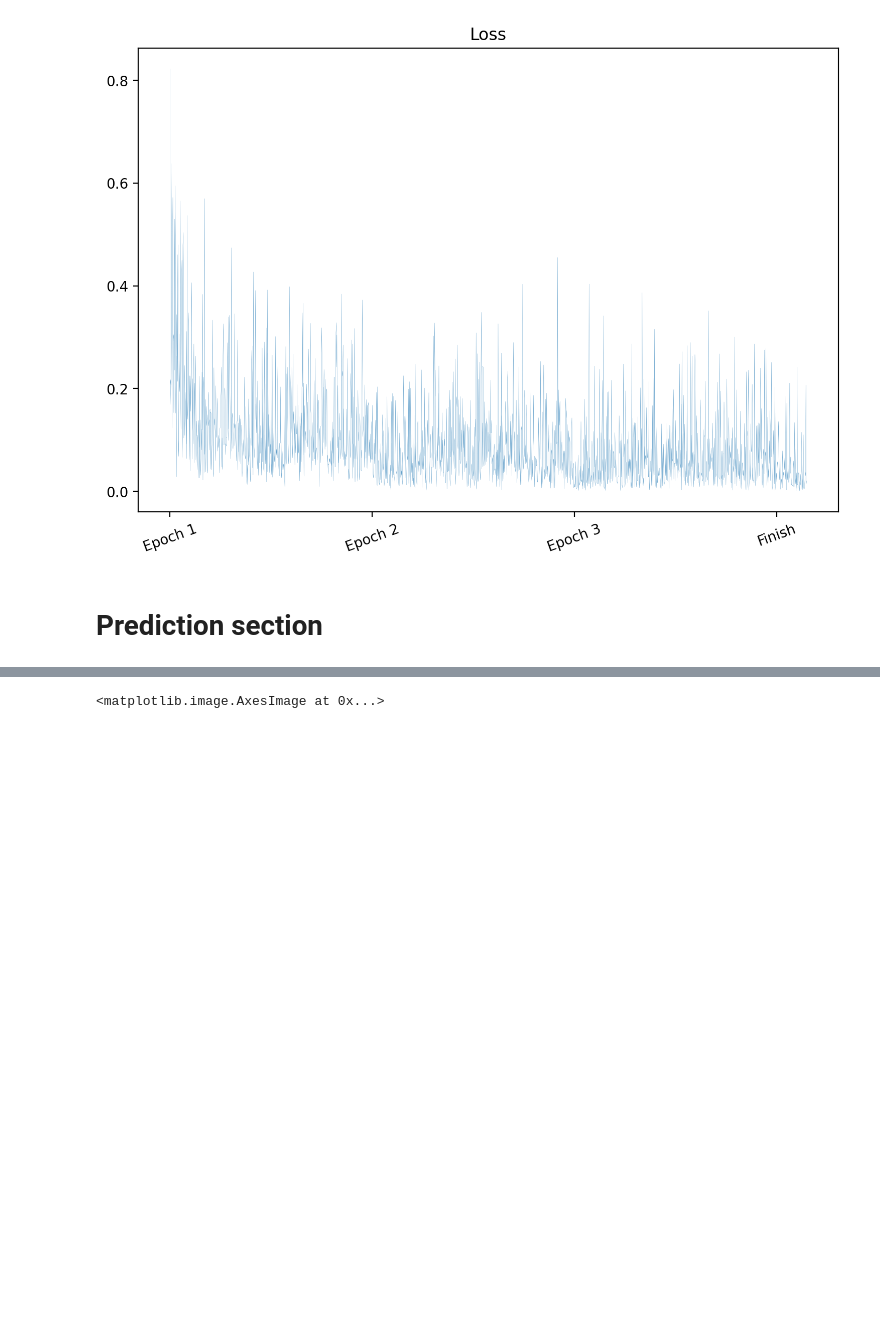
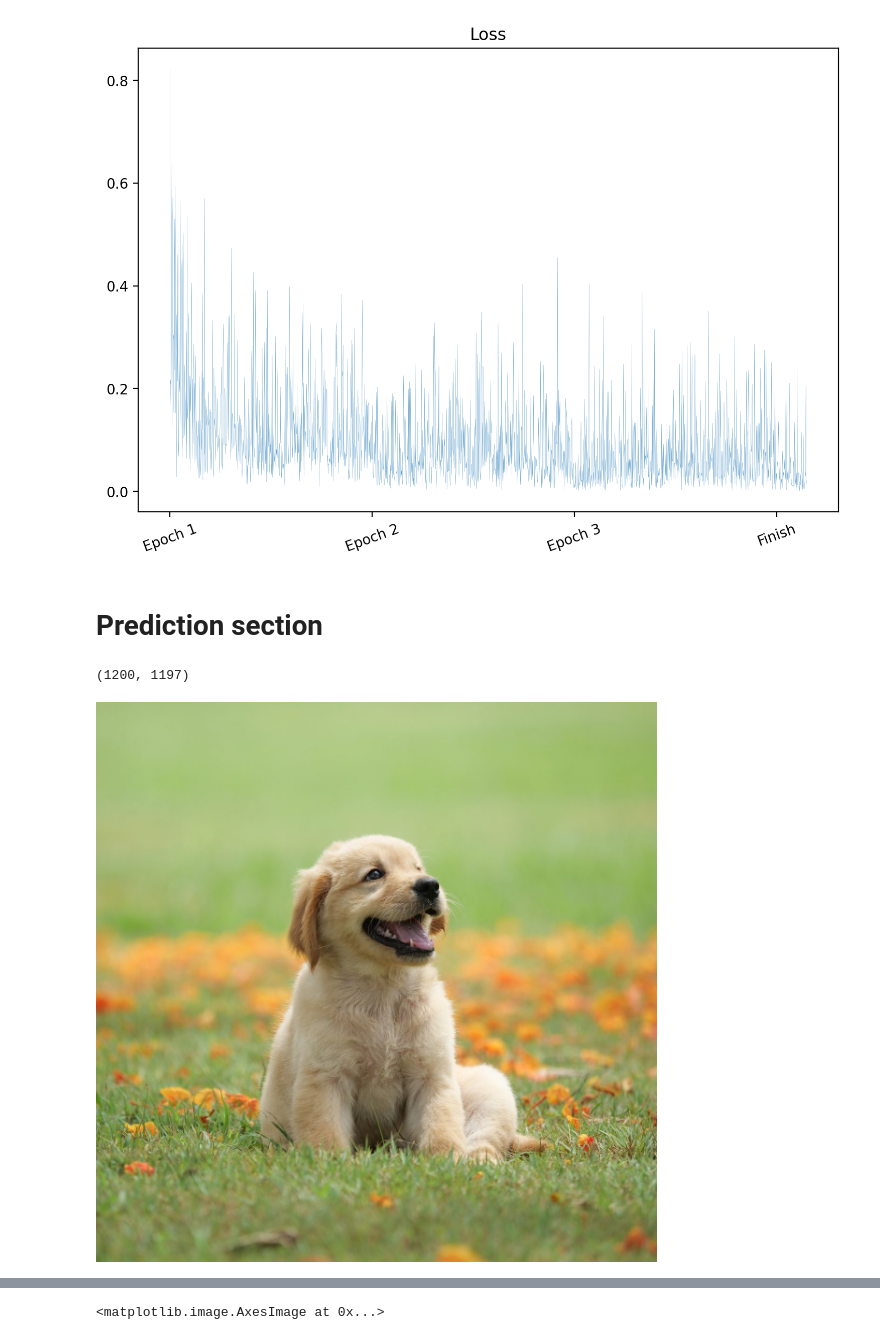
Before and after one commit to GSKW/ML, a Jupyter notebook: practice/150_images.ipynb, the cells around one changed output, grey strips where cells are left out. Drawn from its saved outputs; the diff is of its cells as text; code cells hidden in the pictures; blank space fills up the shorter version.

```diff
--- a/practice/150_images.ipynb
+++ b/practice/150_images.ipynb
@@ -449,0 +454,8 @@ model = resnet34()
+# %%
+size
+# %% [output]
+(1200, 1197)
+# %%
+image
+# %% [output]
+[figure, added]
```
Also changed, not shown: parts of 17 cells of this notebook, 2 other files.
